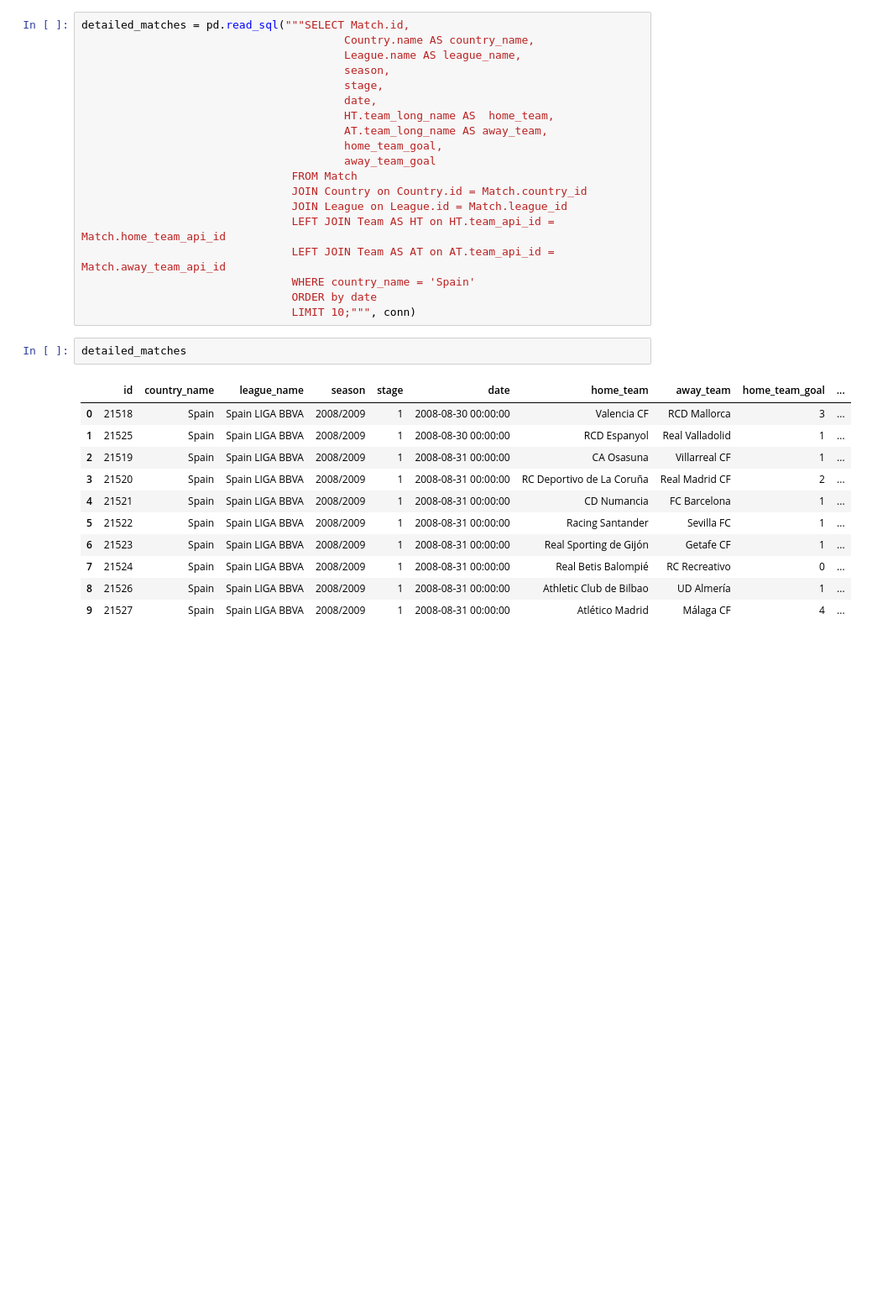
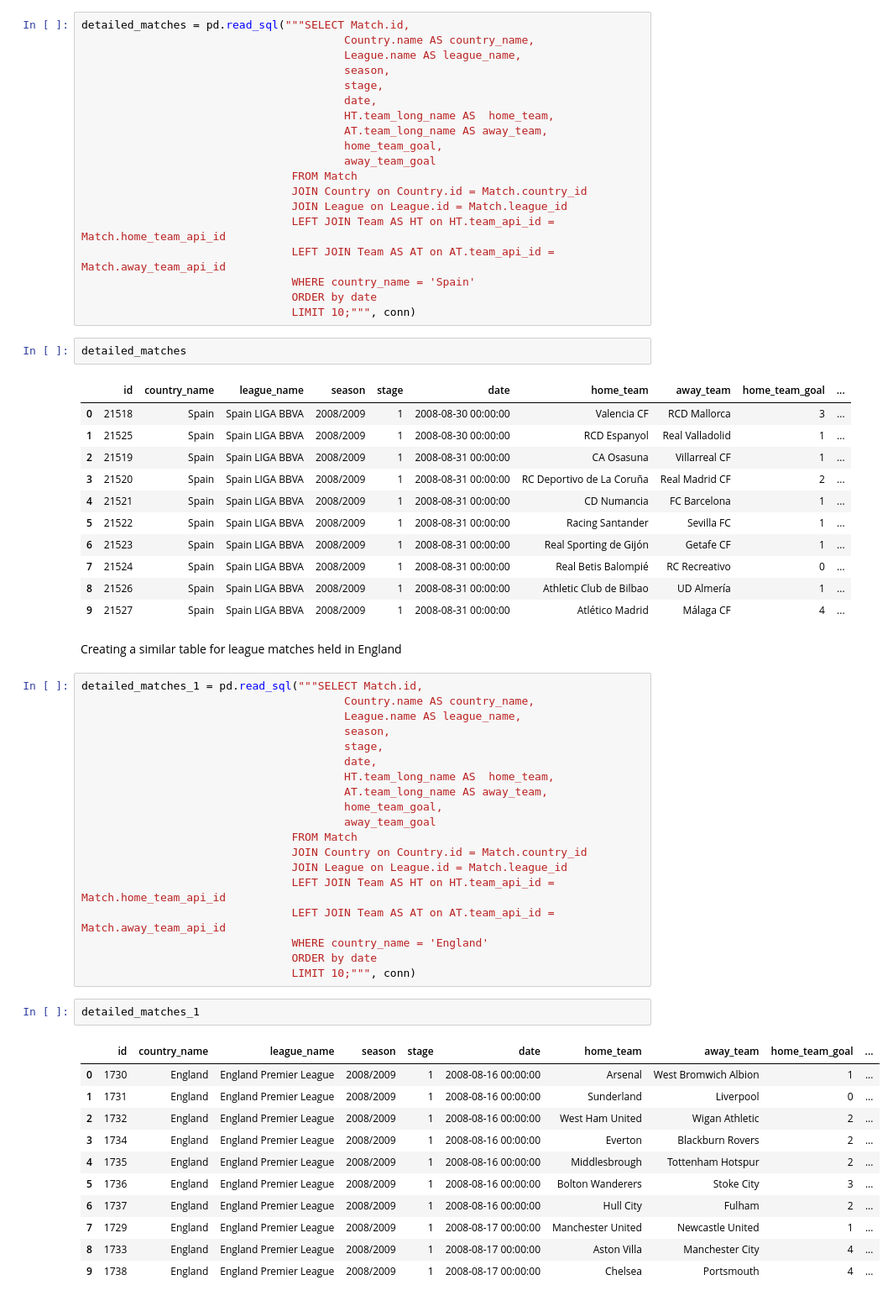
Before and after one commit to crypticrk/European-Soccer-Analysis-using-SQL, a Jupyter notebook: European Soccer Analysis using SQL.ipynb, the cells around one changed output. Shown: that part at 84% size. Drawn from its saved outputs; the diff is of its cells as text; blank space fills up the shorter version.

```diff
--- a/European Soccer Analysis using SQL.ipynb
+++ b/European Soccer Analysis using SQL.ipynb
@@ -148,3 +148,38 @@ detailed_matches
 | 7 | 21524 | Spain | Spain LIGA BBVA | 2008/2009 | 1 | 2008-08-31 00:00:00 | Real Betis Balompié | RC Recreativo | 0 | ... |
 | 8 | 21526 | Spain | Spain LIGA BBVA | 2008/2009 | 1 | 2008-08-31 00:00:00 | Athletic Club de Bilbao | UD Almería | 1 | ... |
 | 9 | 21527 | Spain | Spain LIGA BBVA | 2008/2009 | 1 | 2008-08-31 00:00:00 | Atlético Madrid | Málaga CF | 4 | ... |
+# %% [markdown]
+Creating a similar table for league matches held in England
+# %%
+detailed_matches_1 = pd.read_sql("""SELECT Match.id,
+                                        Country.name AS country_name,
+                                        League.name AS league_name,
+                                        season,
+                                        stage,
+                                        date,
+                                        HT.team_long_name AS  home_team,
+                                        AT.team_long_name AS away_team,
+                                        home_team_goal,
+                                        away_team_goal
+                                FROM Match
+                                JOIN Country on Country.id = Match.country_id
+                                JOIN League on League.id = Match.league_id
+                                LEFT JOIN Team AS HT on HT.team_api_id = Match.home_team_api_id
+                                LEFT JOIN Team AS AT on AT.team_api_id = Match.away_team_api_id
+                                WHERE country_name = 'England'
+                                ORDER by date
+                                LIMIT 10;""", conn)
+# %%
+detailed_matches_1
+# %% [output]
+|  | id | country_name | league_name | season | stage | date | home_team | away_team | home_team_goal | ... |
+| 0 | 1730 | England | England Premier League | 2008/2009 | 1 | 2008-08-16 00:00:00 | Arsenal | West Bromwich Albion | 1 | ... |
+| 1 | 1731 | England | England Premier League | 2008/2009 | 1 | 2008-08-16 00:00:00 | Sunderland | Liverpool | 0 | ... |
+| 2 | 1732 | England | England Premier League | 2008/2009 | 1 | 2008-08-16 00:00:00 | West Ham United | Wigan Athletic | 2 | ... |
+| 3 | 1734 | England | England Premier League | 2008/2009 | 1 | 2008-08-16 00:00:00 | Everton | Blackburn Rovers | 2 | ... |
+| 4 | 1735 | England | England Premier League | 2008/2009 | 1 | 2008-08-16 00:00:00 | Middlesbrough | Tottenham Hotspur | 2 | ... |
+| 5 | 1736 | England | England Premier League | 2008/2009 | 1 | 2008-08-16 00:00:00 | Bolton Wanderers | Stoke City | 3 | ... |
+| 6 | 1737 | England | England Premier League | 2008/2009 | 1 | 2008-08-16 00:00:00 | Hull City | Fulham | 2 | ... |
+| 7 | 1729 | England | England Premier League | 2008/2009 | 1 | 2008-08-17 00:00:00 | Manchester United | Newcastle United | 1 | ... |
+| 8 | 1733 | England | England Premier League | 2008/2009 | 1 | 2008-08-17 00:00:00 | Aston Villa | Manchester City | 4 | ... |
+| 9 | 1738 | England | England Premier League | 2008/2009 | 1 | 2008-08-17 00:00:00 | Chelsea | Portsmouth | 4 | ... |
```
